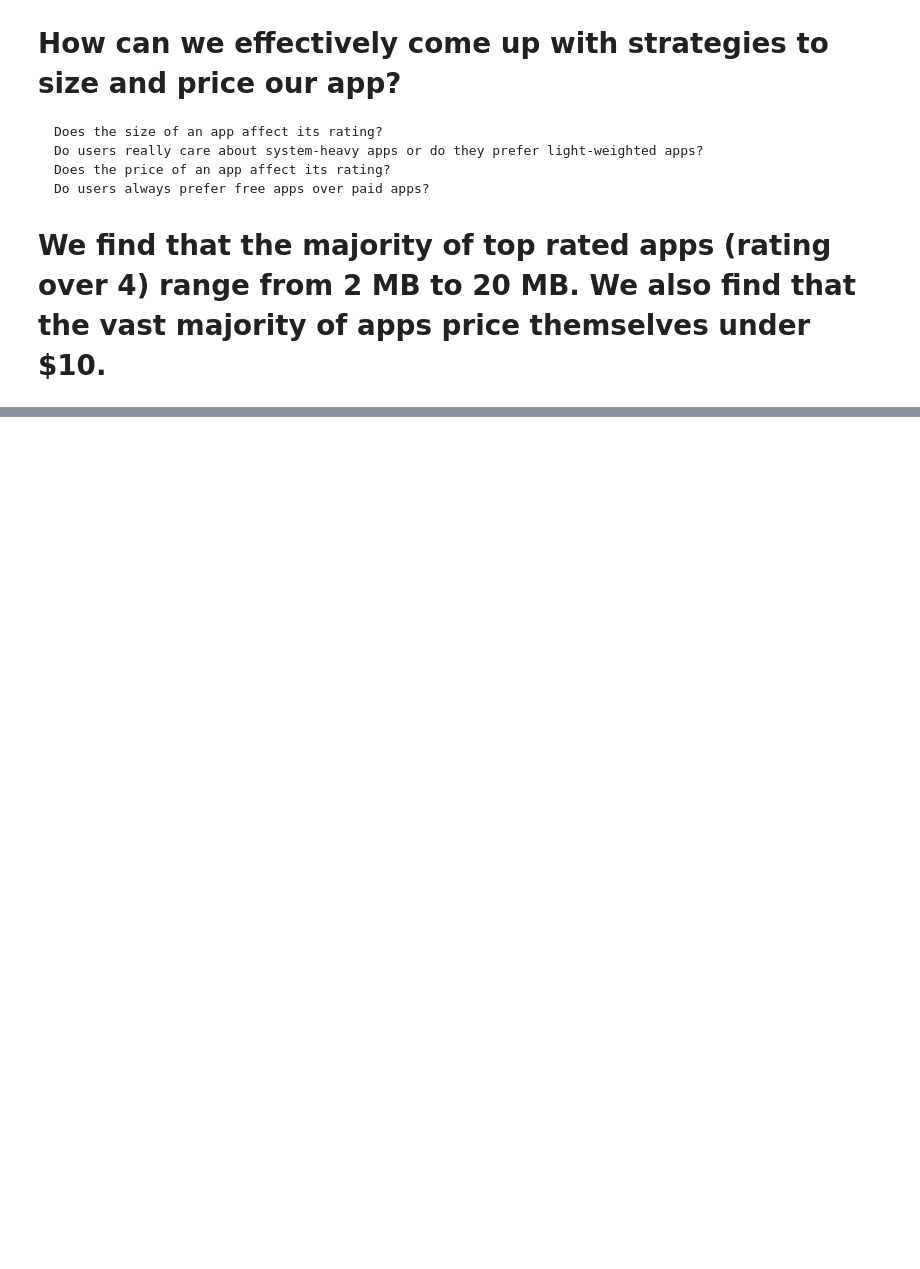
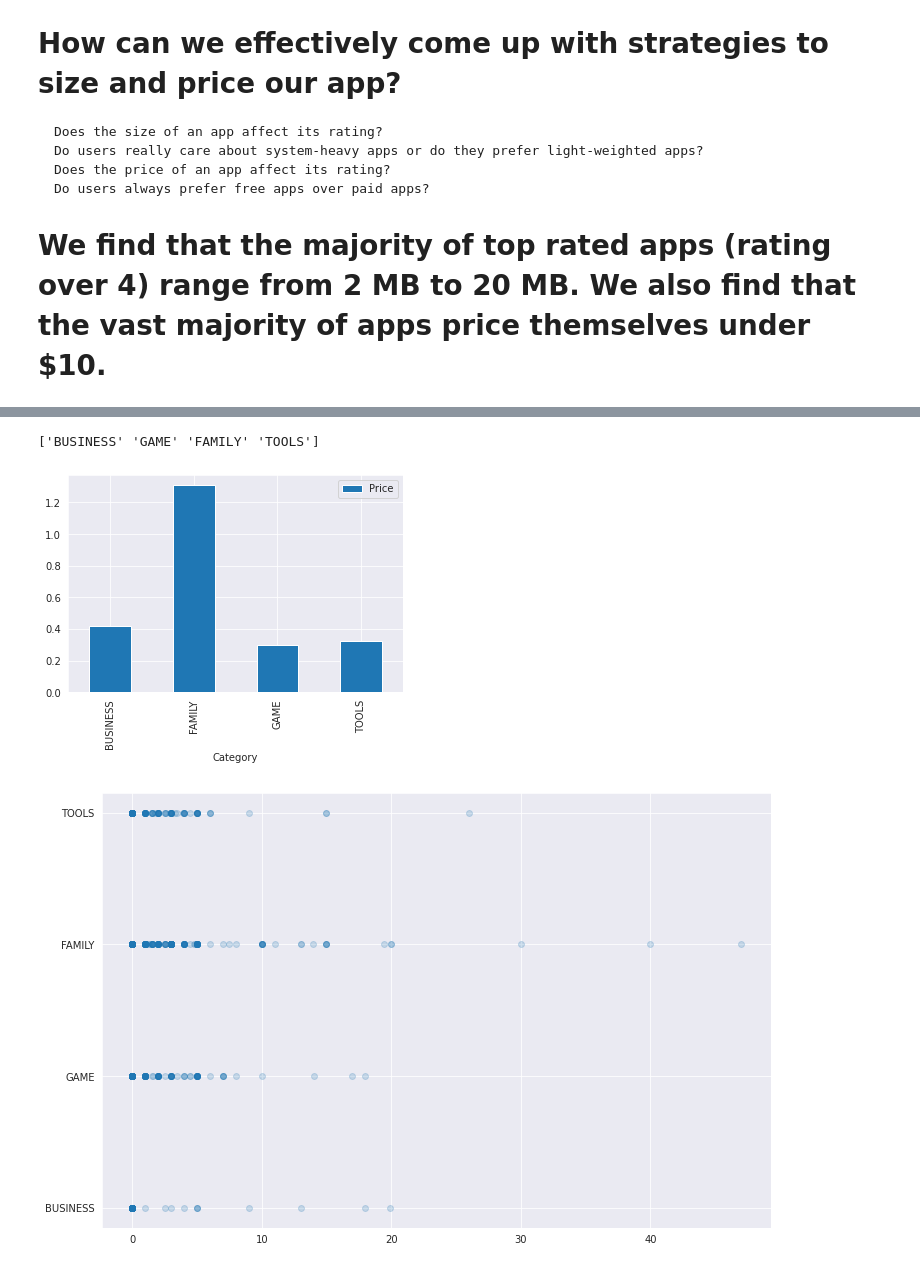
Before and after one commit to johnhhu2020/DataCamp-Data-Scientist-with-Python-Track, a Jupyter notebook: The Android App Market on Google Play.ipynb, the cells around one changed output, grey strips where cells are left out. Cells and saved outputs as stored; diff of their text form; code cells hidden in the pictures; blank space fills up the shorter version.

```diff
--- a/The Android App Market on Google Play.ipynb
+++ b/The Android App Market on Google Play.ipynb
@@ -425,0 +542,43 @@ Different categories demand different price ranges. Some apps that are simple an
+# %%
+# Subset for categories with at least 250 apps
+large_categories = apps.groupby(apps['Category']).filter(lambda x: len(x) >= 400).copy().reset_index()
+
+
+
+print(large_categories['Category'].unique())
+
+
+
+large_categories.pivot_table(values='Price', index='Category').plot(kind='bar')
+plt.show()
+
+
+
+large_categories2 = large_categories[large_categories['Price']<50].copy()
+
+
+plt.figure(figsize=(12,8))
+plt.scatter(x=large_categories2['Price'], y=large_categories2['Category'], alpha=0.2)
+plt.show()
+
+
+
+
+
+%matplotlib inline
+# So we dont need to use plt.show() to display the plots
+
+import seaborn as sns
+
+
+sns.set_style("darkgrid")
+plt3 = sns.jointplot(x = large_categories2['Price'], y = large_categories2['Category'], kind = 'hist')
+
+
+
+#####################################################################################################################
+# It cant convince myself, how can I told the story to others?
+# %% [output]
+['BUSINESS' 'GAME' 'FAMILY' 'TOOLS']
+[figure, added]
+[figure, added]
```
Also changed, not shown: parts of 9 cells of this notebook.
